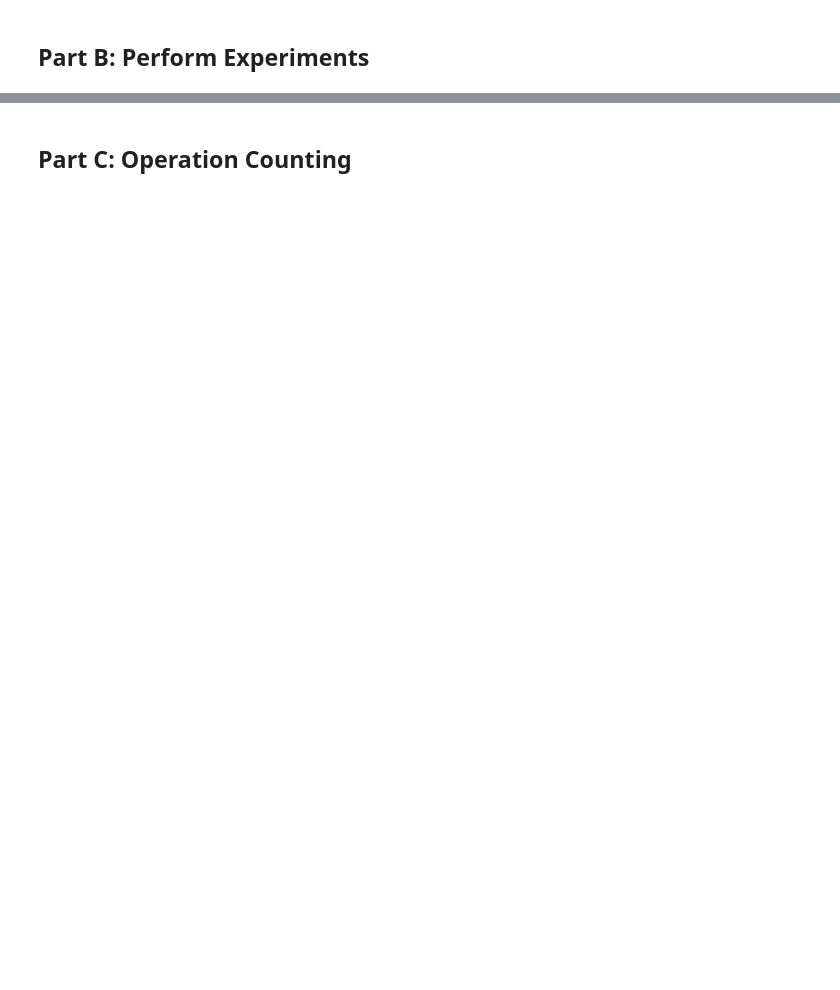
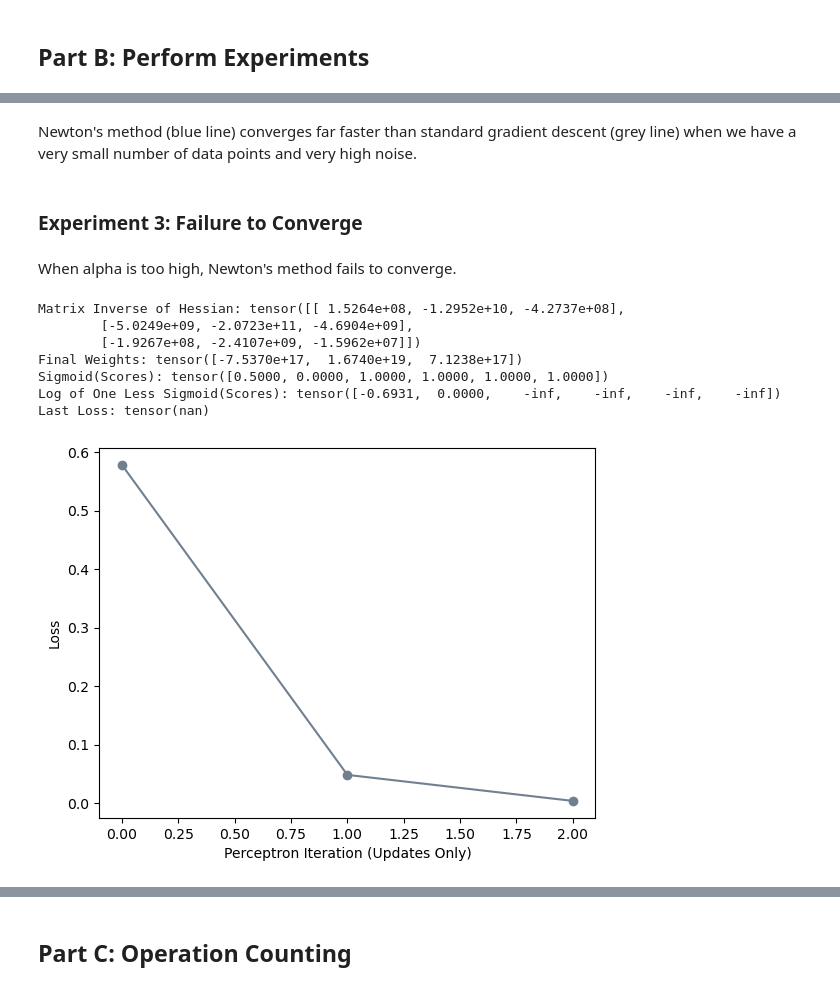
Before and after one commit to jjr2024/github_jjr2024.github.io, a Jupyter notebook: posts/newton-method/newton-method.ipynb, the cells around one changed output, grey strips where cells are left out. Saved outputs shown, nothing was run; the diff lists cells and outputs as text; code cells hidden in the pictures; blank space fills up the shorter version.

```diff
--- a/posts/newton-method/newton-method.ipynb
+++ b/posts/newton-method/newton-method.ipynb
@@ -22,0 +160,42 @@ In this blog post, I implement Newton's method, an optimizer technique to conver
+# %% [markdown]
+Newton's method (blue line) converges far faster than standard gradient descent (grey line) when we have a very small number of data points and very high noise.
+# %% [markdown]
+### Experiment 3: Failure to Converge
+# %% [markdown]
+When alpha is too high, Newton's method fails to converge.
+# %%
+X, y = classification_data(n_points = 6, noise = 0.3, p_dims = 2)
+
+LR = LogisticRegression()
+opt = NewtonOptimizer(LR)
+
+loss_vec = []
+alpha = 15
+
+max_iterations = 100
+for _ in range(max_iterations):
+    loss = LR.loss(X, y)
+    loss_vec.append(loss)
+    opt.step(X, y, alpha)
+
+
+print("Matrix Inverse of Hessian: " + str(torch.linalg.inv(LR.hessian(X))))
+print("Final Weights: " + str(LR.w))
+print("Sigmoid(Scores): " + str(torch.sigmoid(LR.score(X))))
+print("Log of One Less Sigmoid(Scores): " + str(torch.log(1 - torch.sigmoid(LR.score(X)))))
+print("Last Loss: " + str(loss_vec[len(loss_vec)-1]))
+
+#-y*torch.log(sigmoid_score) - (1-y)*torch.log(1 - sigmoid_score)
+
+plt.plot(loss_vec, color = "slategrey")
+plt.scatter(torch.arange(len(loss_vec)), loss_vec, color = "slategrey")
+labs = plt.gca().set(xlabel = "Perceptron Iteration (Updates Only)", ylabel = "Loss")
+# %% [output]
+Matrix Inverse of Hessian: tensor([[ 1.5264e+08, -1.2952e+10, -4.2737e+08],
+        [-5.0249e+09, -2.0723e+11, -4.6904e+09],
+        [-1.9267e+08, -2.4107e+09, -1.5962e+07]])
+Final Weights: tensor([-7.5370e+17,  1.6740e+19,  7.1238e+17])
+Sigmoid(Scores): tensor([0.5000, 0.0000, 1.0000, 1.0000, 1.0000, 1.0000])
+Log of One Less Sigmoid(Scores): tensor([-0.6931,  0.0000,    -inf,    -inf,    -inf,    -inf])
+Last Loss: tensor(nan)
+[figure, added]
```
Also changed, not shown: parts of 19 cells of this notebook, 2 other files.
